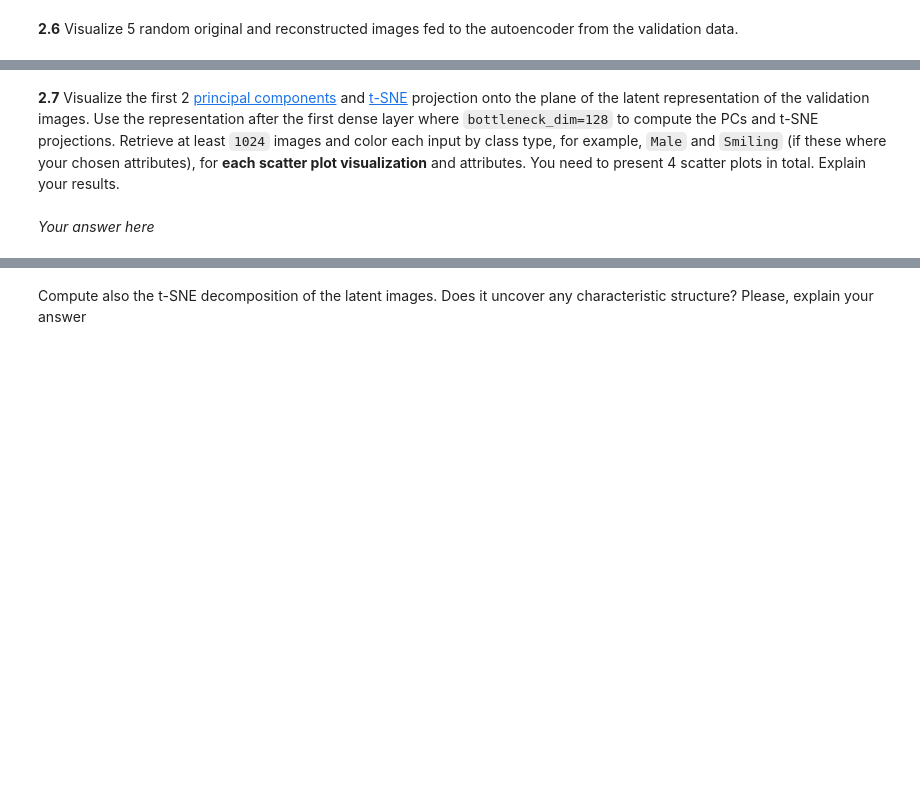
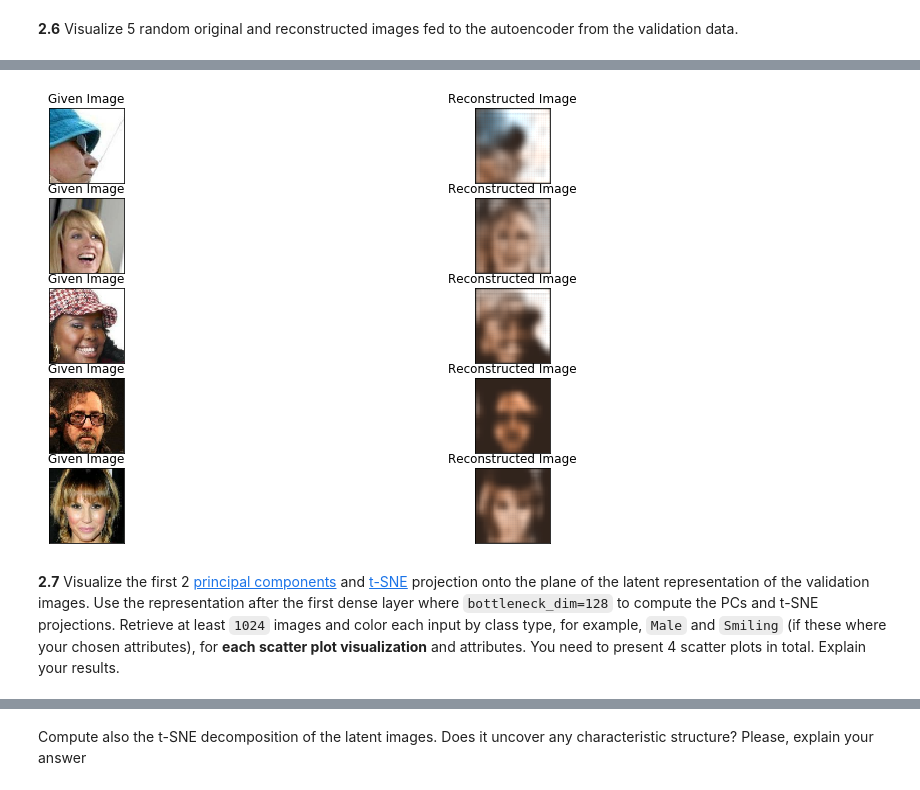
Before and after one commit to Ruby122/2020-CS109B, a Jupyter notebook: content/homeworks/hw07/cs109b_hw7.ipynb, the cells around one changed output, grey strips where cells are left out. Cells and saved outputs as stored; diff of their text form; code cells hidden in the pictures; blank space fills up the shorter version.

```diff
--- a/content/homeworks/hw07/cs109b_hw7.ipynb
+++ b/content/homeworks/hw07/cs109b_hw7.ipynb
@@ -318,16 +318,17 @@ class ConvDecoder(layers.Layer):
         self.dropout_rate = dropout_rate
 
         # your code here
-        #self.decoded_layer1 = tf.keras.layers.Conv2DTranspose(64, (5,5), activation='relu', padding='same', strides = (2,2))
-        self.decoded_layer1 = layers.Conv2DTranspose(32, (5,5), activation='relu', padding='same', strides = (2,2))
+        self.decoded_layer1 = layers.Conv2DTranspose(32, (5,5), activation='relu', padding='same', strides = (2,2),
+                                                    input_shape = input_shape)
+        self.dropout_layer1 = layers.Dropout(dropout_rate)
+
         self.decoded_layer2 = layers.Conv2DTranspose(18, (5,5), activation='relu', padding='same', strides = (2,2))
+        self.dropout_layer2 = layers.Dropout(dropout_rate)
+
         self.decoded_layer3 = layers.Conv2DTranspose(9, (5,5), activation='relu', padding='same', strides = (2,2))
-        self.decoded_layer4 = layers.Conv2DTranspose(3, (5,5), activation='relu', padding='same')
+        self.dropout_layer3 = layers.Dropout(dropout_rate)
 
-        self.dropout_layer1 = layers.Dropout(dropout_rate)
-        self.dropout_layer2 = layers.Dropout(dropout_rate)
-        self.dropout_layer3 = layers.Dropout(dropout_rate)
-        self.dropout_layer4 = layers.Dropout(dropout_rate)
+        self.decoded_layer4 = layers.Conv2DTranspose(3, (5,5), activation='relu', padding='same', strides = (2,2))
         # end of your code here
 
 
@@ -346,7 +347,5 @@ class ConvDecoder(layers.Layer):
         x = self.decoded_layer3(x)
         x = self.dropout_layer3(x)
         x = self.decoded_layer4(x)
-        x = self.dropout_layer4(x)
-        x = self.decoded_layer5(x)
         # end your code here
         return x
@@ -410,12 +364,12 @@ _________________________________________________________________
 bottleneck_dim=128
 latent_dim = (4,4,64)
 
-#input_layer = layers.Input(shape = (64,64,3))
-encoder = ConvEncoder(input_shape = (64,64,3))
+input_layer = layers.Input(shape = (64,64,3))
+encoder = ConvEncoder(input_shape = (64,64,3))(input_layer)
 flat = layers.Flatten()(encoder)
 dense1 = layers.Dense(bottleneck_dim, activation = 'linear')(flat)
 dense2 = layers.Dense(4*4*64, activation = 'relu')(dense1)
 reshape = layers.Reshape((4,4,64))(dense2)
-decoder = ConvDecoder(input_shape = latent_dim)
+decoder = ConvDecoder(input_shape = (4,4,64))(reshape)
 
-AE = models.Model(inputs=encoder, outputs=decoder)
+AE = tf.keras.models.Model(input_layer, decoder)
@@ -430,3 +384,5 @@ AttributeError: 'ConvEncoder' object has no attribute 'shape'
 # %%
 # 2.5
 # your code here
+AE.compile(optimizer='adam', loss='mse')
+history_ae = AE.fit(train_ds, epochs=5, validation_data=val_ds)
@@ -437,0 +424,15 @@ AttributeError: 'ConvEncoder' object has no attribute 'shape'
+# %%
+# 2.6
+# your code here
+image, _ = next(iter(train_ds)) # 32 images for one batch
+num2plot = 5
+
+fig, axes = plt.subplots(num2plot,2, figsize=(14,8), subplot_kw={'xticks': [], 'yticks': []})
+for i in range(num2plot):
+    img = image[i]
+    axes[i,0].imshow(img)
+    axes[i,0].set_title('Given Image')
+    reconstruct = AE.predict(tf.expand_dims(img, axis=0))[0]
+    axes[i,1].imshow(reconstruct)
+    axes[i,1].set_title('Reconstructed Image')
+# %% [output]
@@ -438,2 +441,3 @@ AttributeError: 'ConvEncoder' object has no attribute 'shape'
+[figure, added]
 # %% [markdown]
 **2.7** Visualize the first 2 [principal components](https://scikit-learn.org/stable/modules/generated/sklearn.decomposition.PCA.html) and [t-SNE](https://scikit-learn.org/stable/modules/generated/sklearn.manifold.TSNE.html) projection onto the plane of the latent representation of the validation images. Use the representation after the first dense layer where `bottleneck_dim=128` to compute the PCs and t-SNE projections. Retrieve at least `1024` images and color each input by class type, for example, `Male` and `Smiling` (if these where your chosen attributes), for **each scatter plot visualization** and attributes. You need to present 4 scatter plots in total. Explain your results.
@@ -443,2 +443,0 @@ AttributeError: 'ConvEncoder' object has no attribute 'shape'
-# %% [markdown]
-*Your answer here*
```
Also changed, not shown: parts of 18 cells of this notebook, 5 other files.
